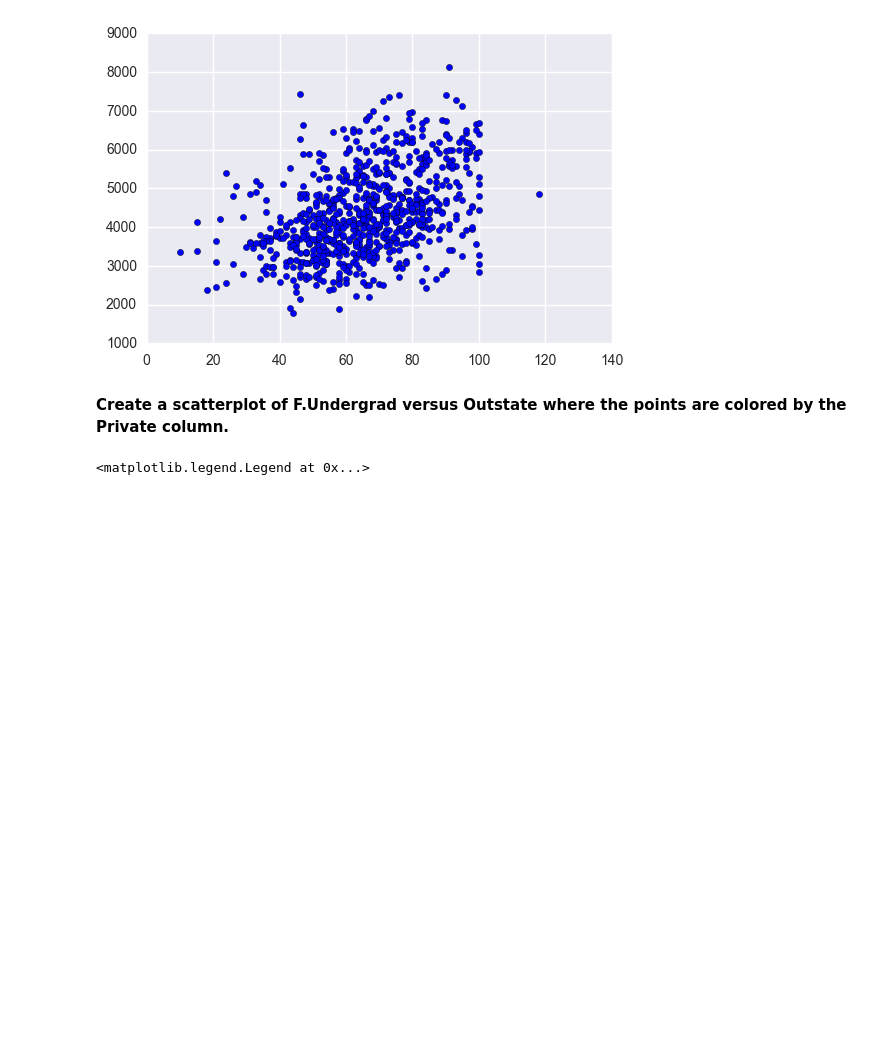
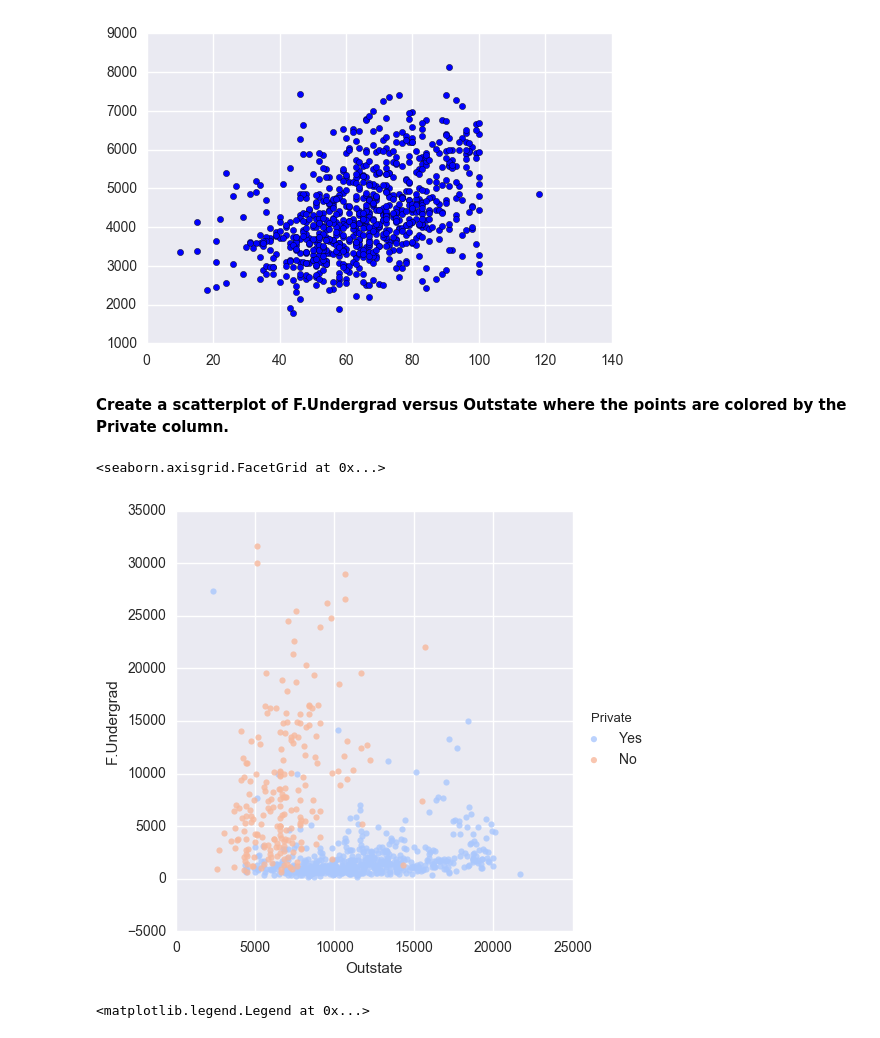
Before and after one commit to u-sky/Python-Data-Science-and-Machine-Learning-Bootcamp, a Jupyter notebook: Machine Learning Sections/K-Means-Clustering/K Means Clustering Project .ipynb, the cells around one changed output. Cells and saved outputs as stored; diff of their text form; code cells hidden in the pictures; blank space fills up the shorter version.

```diff
--- a/Machine Learning Sections/K-Means-Clustering/K Means Clustering Project .ipynb
+++ b/Machine Learning Sections/K-Means-Clustering/K Means Clustering Project .ipynb
@@ -108,6 +114,11 @@ sns.plt.scatter('Grad.Rate', 'Room.Board', data =data)
 [figure]
 # %% [markdown]
 **Create a scatterplot of F.Undergrad versus Outstate where the points are colored by the Private column.**
+# %%
+sns.lmplot('Outstate', 'F.Undergrad', data=data, hue='Private', palette='coolwarm', fit_reg=False)
+# %% [output]
+<seaborn.axisgrid.FacetGrid at 0x...>
+[figure, added]
 # %%
 sns.plt.scatter( 'Outstate','F.Undergrad', data=data[data['Private'] == 'Yes'], c ='r', label='Yes')
 sns.plt.scatter( 'Outstate','F.Undergrad', data=data[data['Private'] == 'No'], c ='b', label='No')
```
Also changed, not shown: parts of 26 cells of this notebook, 4 other files.
